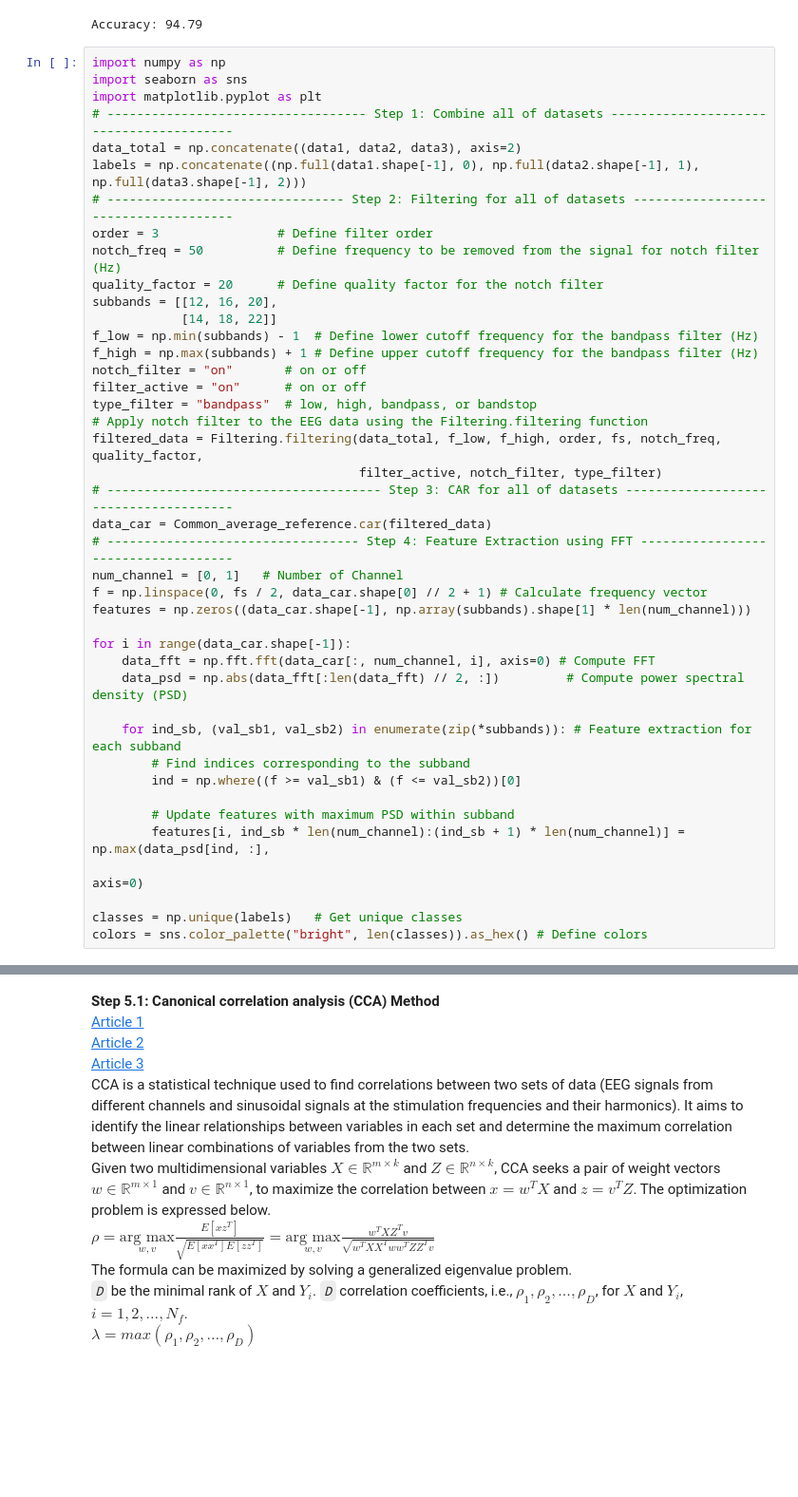
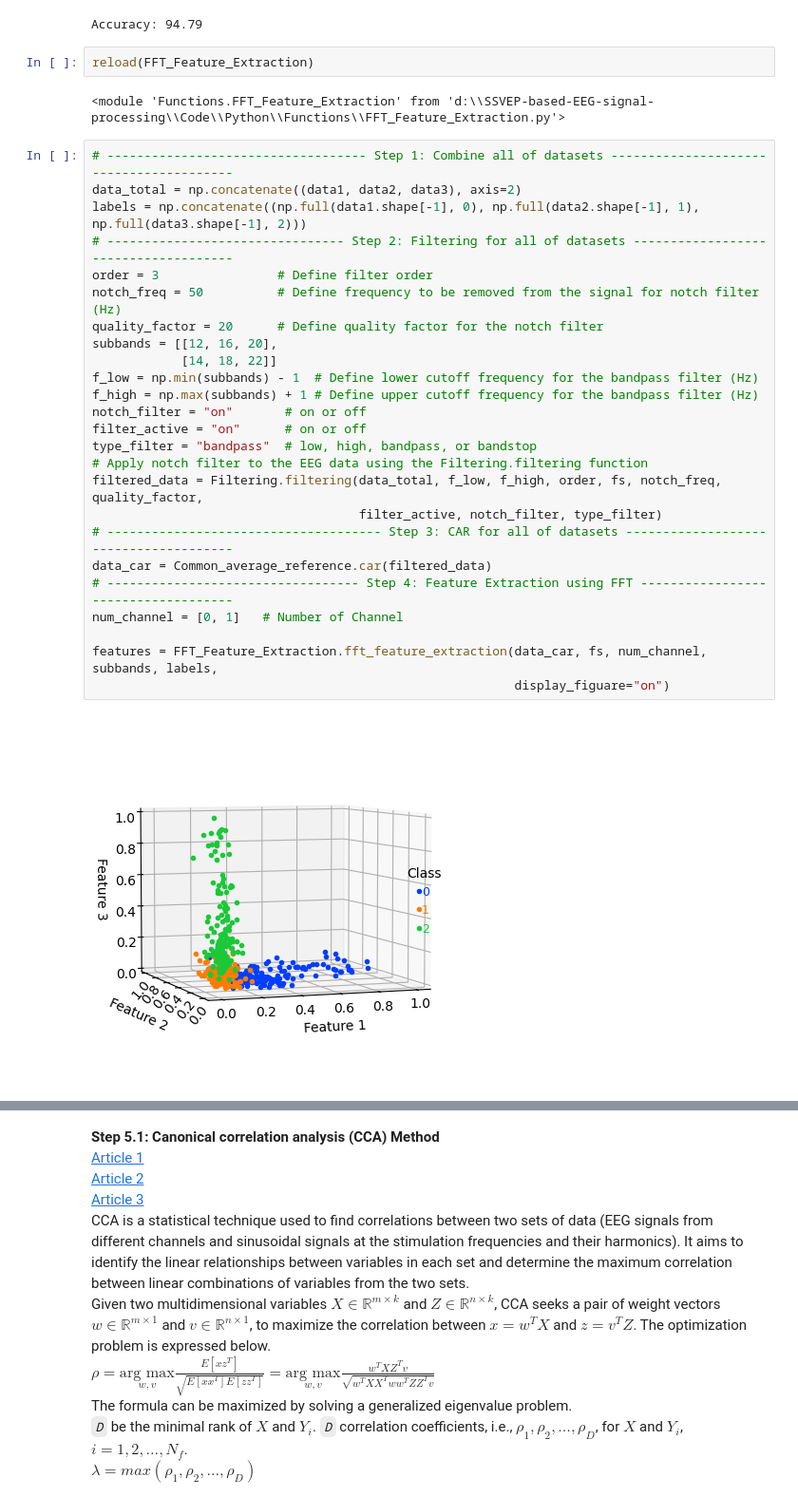
Before and after one commit to RezaSaadatyar/SSVEP-based-EEG-signal-processing, a Jupyter notebook: Code/Python/SSVEP.ipynb, the cells around one changed output, grey strips where cells are left out. Shown at 95% size. Cells and saved outputs as stored; diff of their text form; blank space fills up the shorter version.

Commit message:
ssvep

```diff
--- a/Code/Python/SSVEP.ipynb
+++ b/Code/Python/SSVEP.ipynb
@@ -312,45 +312,34 @@ predict_label = PSDA.psda_analysis(data_car[:, num_channel], f_stim, num_sample_
 print(f"Accuracy: {np.sum(labels == predict_label) / len(predict_label) * 100:.2f}")
 # %% [output]
 Accuracy: 94.79
+# %%
+reload(FFT_Feature_Extraction)
+# %% [output]
+<module 'Functions.FFT_Feature_Extraction' from 'd:\\SSVEP-based-EEG-signal-processing\\Code\\Python\\Functions\\FFT_Feature_Extraction.py'>
 # %%
-import numpy as np
-import seaborn as sns
-import matplotlib.pyplot as plt
 # ----------------------------------- Step 1: Combine all of datasets ----------------------------------------
 data_total = np.concatenate((data1, data2, data3), axis=2)
 labels = np.concatenate((np.full(data1.shape[-1], 0), np.full(data2.shape[-1], 1), np.full(data3.shape[-1], 2)))
 # -------------------------------- Step 2: Filtering for all of datasets -------------------------------------
 order = 3                # Define filter order
 notch_freq = 50          # Define frequency to be removed from the signal for notch filter (Hz)
 quality_factor = 20      # Define quality factor for the notch filter
 subbands = [[12, 16, 20],
             [14, 18, 22]]
 f_low = np.min(subbands) - 1  # Define lower cutoff frequency for the bandpass filter (Hz)
 f_high = np.max(subbands) + 1 # Define upper cutoff frequency for the bandpass filter (Hz)
 notch_filter = "on"       # on or off
 filter_active = "on"      # on or off
 type_filter = "bandpass"  # low, high, bandpass, or bandstop
 # Apply notch filter to the EEG data using the Filtering.filtering function
 filtered_data = Filtering.filtering(data_total, f_low, f_high, order, fs, notch_freq, quality_factor,
                                     filter_active, notch_filter, type_filter)
 # ------------------------------------- Step 3: CAR for all of datasets --------------------------------------
 data_car = Common_average_reference.car(filtered_data)
 # ---------------------------------- Step 4: Feature Extraction using FFT ------------------------------------
 num_channel = [0, 1]   # Number of Channel
-f = np.linspace(0, fs / 2, data_car.shape[0] // 2 + 1) # Calculate frequency vector
-features = np.zeros((data_car.shape[-1], np.array(subbands).shape[1] * len(num_channel)))
 
-for i in range(data_car.shape[-1]):
-    data_fft = np.fft.fft(data_car[:, num_channel, i], axis=0) # Compute FFT
-    data_psd = np.abs(data_fft[:len(data_fft) // 2, :])         # Compute power spectral density (PSD)
-
-    for ind_sb, (val_sb1, val_sb2) in enumerate(zip(*subbands)): # Feature extraction for each subband
-        # Find indices corresponding to the subband
-        ind = np.where((f >= val_sb1) & (f <= val_sb2))[0]
-
-        # Update features with maximum PSD within subband
-        features[i, ind_sb * len(num_channel):(ind_sb + 1) * len(num_channel)] = np.max(data_psd[ind, :],
-                                                                                        axis=0)
-
-classes = np.unique(labels)   # Get unique classes
-colors = sns.color_palette("bright", len(classes)).as_hex() # Define colors
+features = FFT_Feature_Extraction.fft_feature_extraction(data_car, fs, num_channel, subbands, labels,
+                                                         display_figuare="on")
+# %% [output]
+[figure, added]
```
Also changed, not shown: parts of 4 cells of this notebook.
